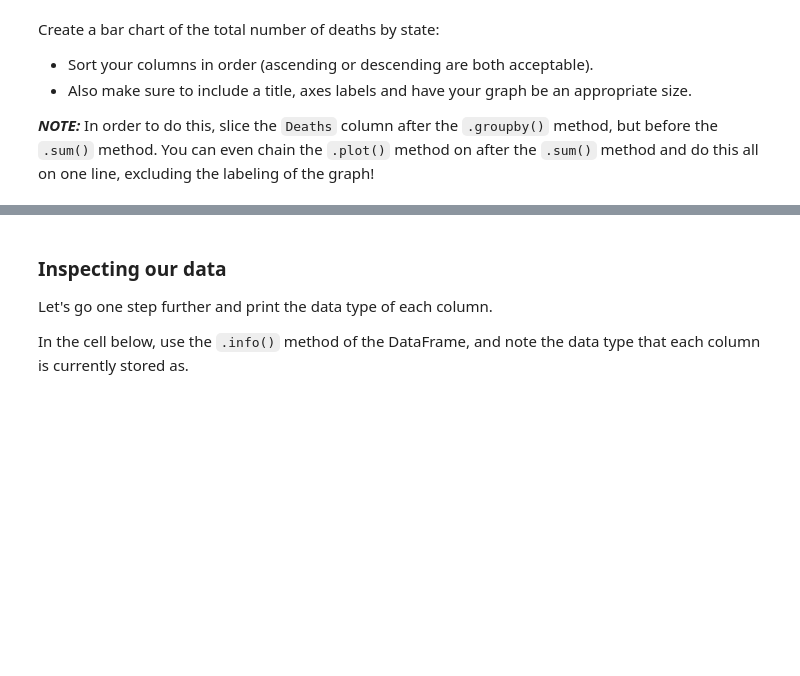
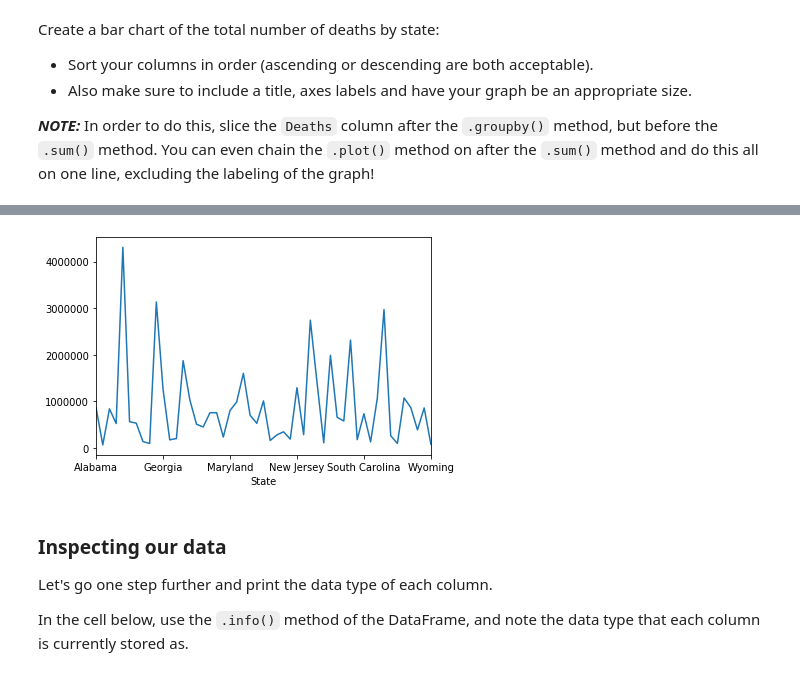
Before and after one commit to yagutaro/dsc-pivot-tables-pandas-lab-hbs-ds-060120, a Jupyter notebook: index.ipynb, the cells around one changed output, grey strips where cells are left out. Cells and saved outputs as stored; diff of their text form; code cells hidden in the pictures; blank space fills up the shorter version.

```diff
--- a/index.ipynb
+++ b/index.ipynb
@@ -111,5 +111,5 @@ Create a bar chart of the total number of deaths by state:
 **_NOTE:_** In order to do this, slice the `Deaths` column after the `.groupby()` method, but before the `.sum()` method.  You can even chain the `.plot()` method on after the `.sum()` method and do this all on one line, excluding the labeling of the graph!
 # %%
 # Your code here
-df.groupby(['State']).['Deaths'].sum().plot()
+df.groupby(['State'])['Deaths'].sum().plot()
 # %% [output]
@@ -117,3 +117,4 @@ SyntaxError: invalid syntax (<ipython-input-14-e55e3709fbc3>, line 2)
+[figure, added]
 # %% [markdown]
 ### Inspecting our data
 
```
Also changed, not shown: parts of 1 cell of this notebook.
